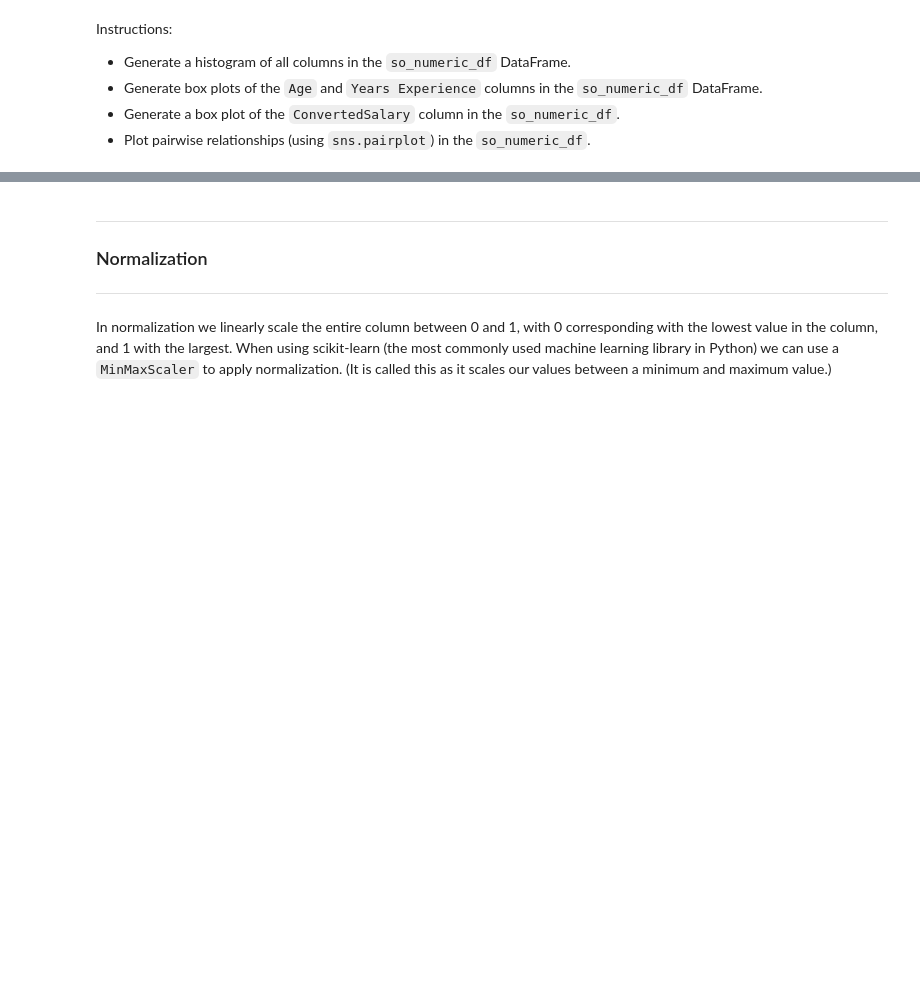
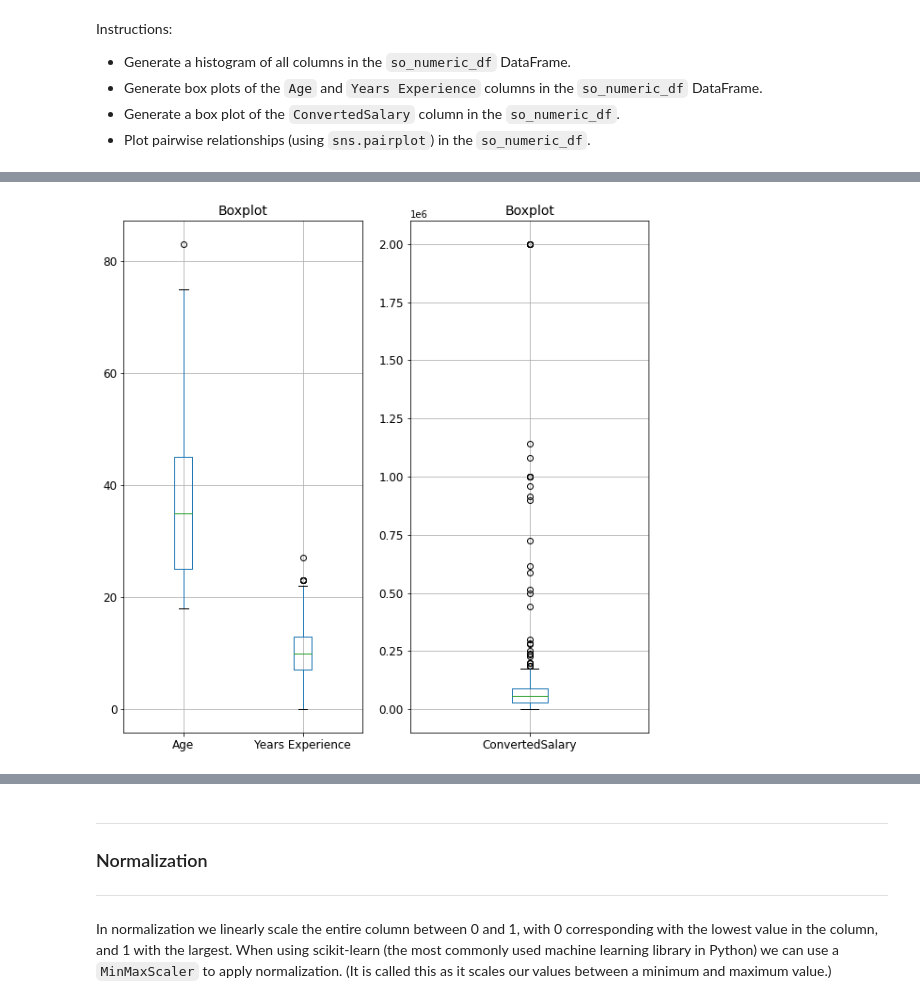
Before and after one commit to NehaNeha417/ML_SHALA, a Jupyter notebook: Assignment_ML_L6.ipynb, the cells around one changed output, grey strips where cells are left out. Saved outputs shown, nothing was run; the diff lists cells and outputs as text; code cells hidden in the pictures; blank space fills up the shorter version.

```diff
--- a/Assignment_ML_L6.ipynb
+++ b/Assignment_ML_L6.ipynb
@@ -533,0 +548,11 @@ Instructions:
+# %%
+plt.figure(figsize=(10,10))
+plt.subplot(121)
+so_numeric_df.boxplot(column=['Age','Years Experience'],fontsize=12)
+plt.title('Boxplot',fontsize=14)
+plt.subplot(122)
+so_numeric_df.boxplot(column=['ConvertedSalary'],fontsize=12)
+plt.title('Boxplot',fontsize=14)
+plt.show()
+# %% [output]
+[figure, added]
```
Also changed, not shown: parts of 4 cells of this notebook.
